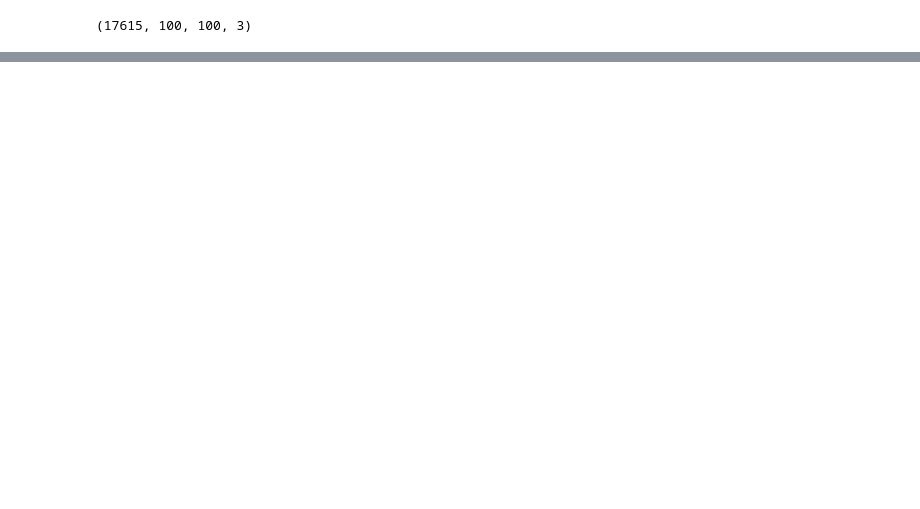
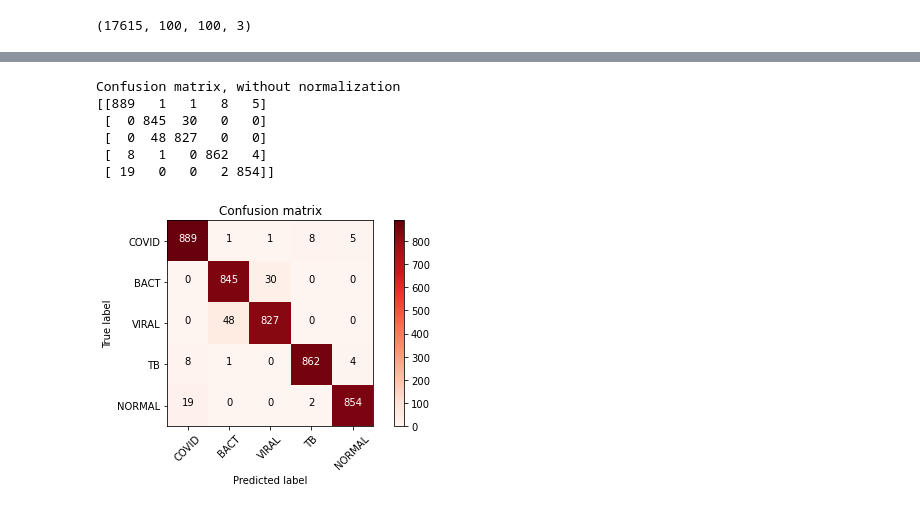
Before and after one commit to Azariagmt/pulmonary-disorder-detection-using-x-ray-images, a Jupyter notebook: notebooks/VGG19.ipynb, the cells around one changed output, grey strips where cells are left out. Saved outputs shown, nothing was run; the diff lists cells and outputs as text; code cells hidden in the pictures; blank space fills up the shorter version.

```diff
--- a/notebooks/VGG19.ipynb
+++ b/notebooks/VGG19.ipynb
@@ -99,0 +96,13 @@ Epoch 1/8
+# %%
+predictions = model.predict(X_test).argmax(axis=1)
+cm = confusion_matrix(y_test, predictions)
+# %%
+plot_confusion_matrix(cm, ["COVID" ,"BACT", "VIRAL", "TB", "NORMAL"])
+# %% [output]
+Confusion matrix, without normalization
+[[889   1   1   8   5]
+ [  0 845  30   0   0]
+ [  0  48 827   0   0]
+ [  8   1   0 862   4]
+ [ 19   0   0   2 854]]
+[figure, added]
```
Also changed, not shown: parts of 14 cells of this notebook.
